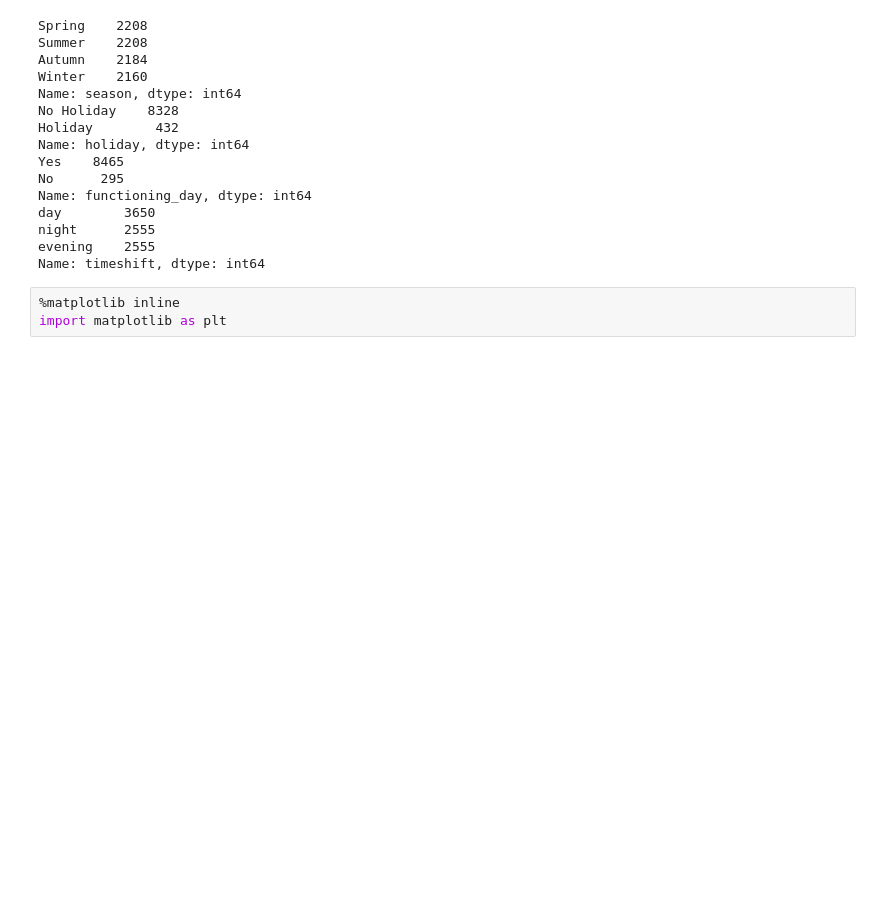
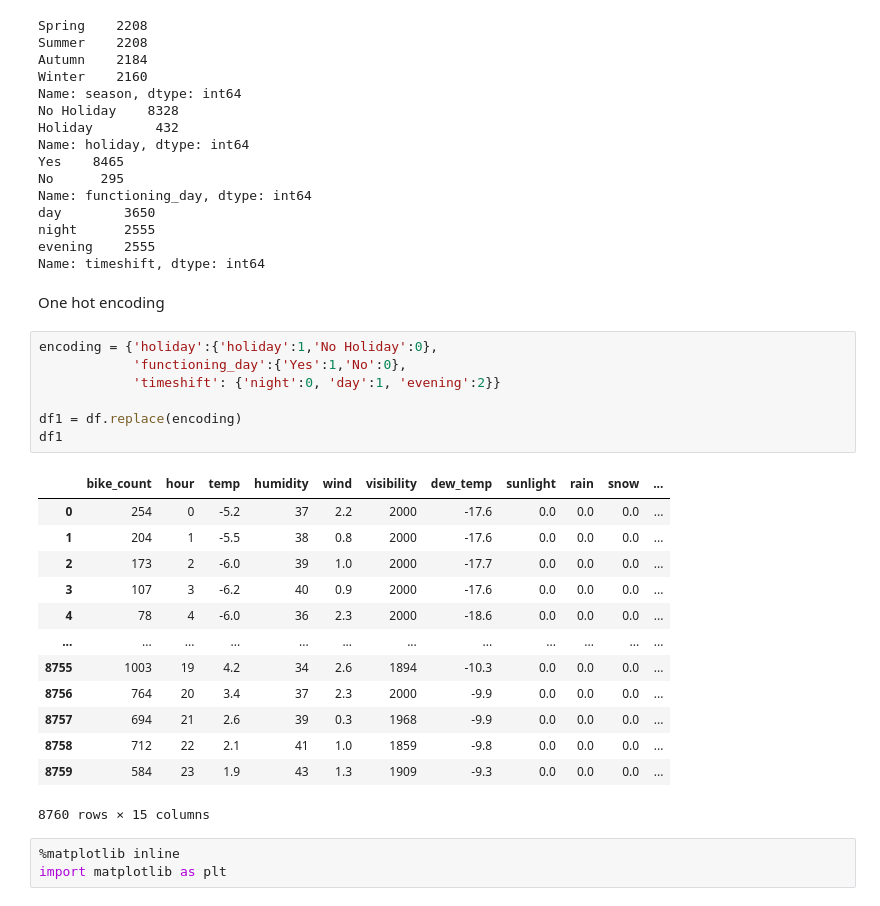
Before and after one commit to gkunal8019/Bike-Sharing-Demand-Prediction, a Jupyter notebook: Bike_Sharing_Demand_Prediction_Capstone_Project.ipynb, the cells around one changed output. Cells and saved outputs as stored; diff of their text form; blank space fills up the shorter version.

```diff
--- a/Bike_Sharing_Demand_Prediction_Capstone_Project.ipynb
+++ b/Bike_Sharing_Demand_Prediction_Capstone_Project.ipynb
@@ -272,6 +272,29 @@ day        3650
 night      2555
 evening    2555
 Name: timeshift, dtype: int64
+# %% [markdown]
+One hot encoding
+# %%
+encoding = {'holiday':{'holiday':1,'No Holiday':0},
+            'functioning_day':{'Yes':1,'No':0},
+            'timeshift': {'night':0, 'day':1, 'evening':2}}
+
+df1 = df.replace(encoding)
+df1
+# %% [output]
+|  | bike_count | hour | temp | humidity | wind | visibility | dew_temp | sunlight | rain | snow | ... |
+| 0 | 254 | 0 | -5.2 | 37 | 2.2 | 2000 | -17.6 | 0.0 | 0.0 | 0.0 | ... |
+| 1 | 204 | 1 | -5.5 | 38 | 0.8 | 2000 | -17.6 | 0.0 | 0.0 | 0.0 | ... |
+| 2 | 173 | 2 | -6.0 | 39 | 1.0 | 2000 | -17.7 | 0.0 | 0.0 | 0.0 | ... |
+| 3 | 107 | 3 | -6.2 | 40 | 0.9 | 2000 | -17.6 | 0.0 | 0.0 | 0.0 | ... |
+| 4 | 78 | 4 | -6.0 | 36 | 2.3 | 2000 | -18.6 | 0.0 | 0.0 | 0.0 | ... |
+| ... | ... | ... | ... | ... | ... | ... | ... | ... | ... | ... | ... |
+| 8755 | 1003 | 19 | 4.2 | 34 | 2.6 | 1894 | -10.3 | 0.0 | 0.0 | 0.0 | ... |
+| 8756 | 764 | 20 | 3.4 | 37 | 2.3 | 2000 | -9.9 | 0.0 | 0.0 | 0.0 | ... |
+| 8757 | 694 | 21 | 2.6 | 39 | 0.3 | 1968 | -9.9 | 0.0 | 0.0 | 0.0 | ... |
+| 8758 | 712 | 22 | 2.1 | 41 | 1.0 | 1859 | -9.8 | 0.0 | 0.0 | 0.0 | ... |
+| 8759 | 584 | 23 | 1.9 | 43 | 1.3 | 1909 | -9.3 | 0.0 | 0.0 | 0.0 | ... |
+8760 rows × 15 columns
 # %%
 %matplotlib inline
 import matplotlib as plt
```
Also changed, not shown: parts of 1 cell of this notebook.
